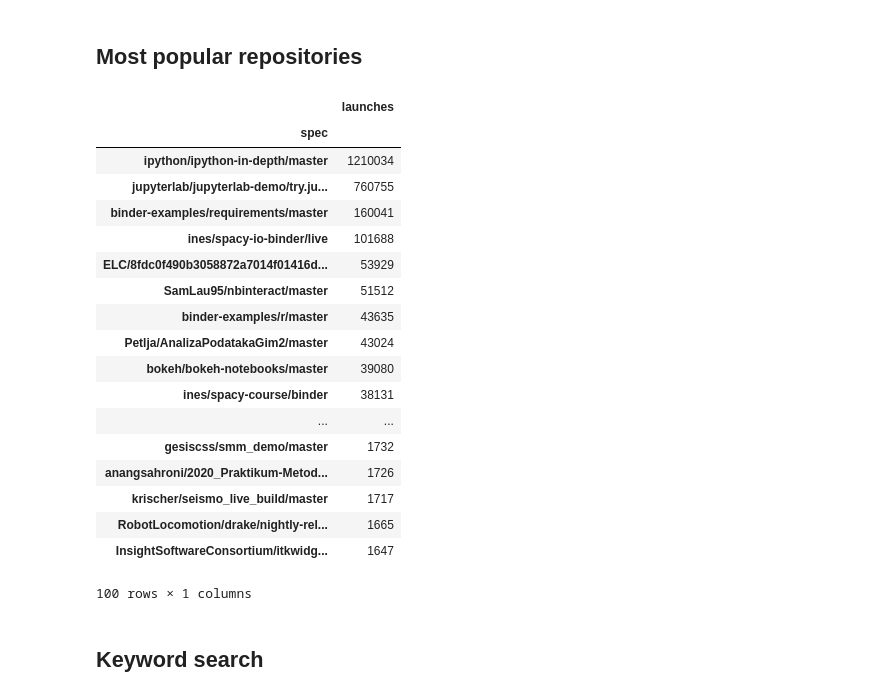
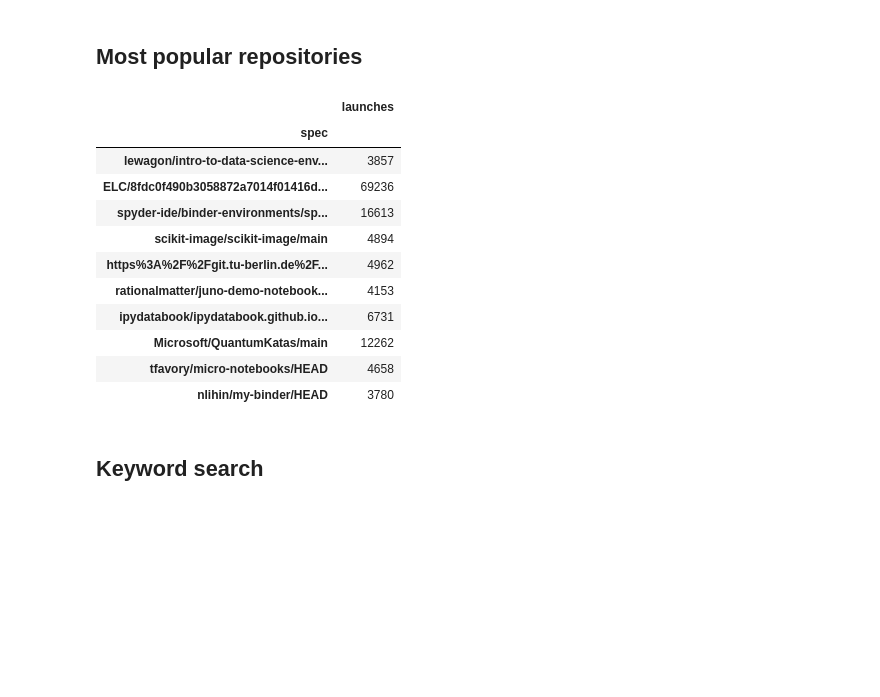
Before and after one commit to choldgraf/binder-meta, a Jupyter notebook: notebooks/analyze.ipynb, the cells around one changed output. Saved outputs shown, nothing was run; the diff lists cells and outputs as text; code cells hidden in the pictures; blank space fills up the shorter version.

```diff
--- a/notebooks/analyze.ipynb
+++ b/notebooks/analyze.ipynb
@@ -34,28 +58,21 @@ alt.Chart(origin).mark_line().encode(
 # %%
 launches = data.groupby(['spec']).agg({'launches': 'sum'}).sort_values('launches', ascending=False)
 top100 = launches.head(100)
-# %%
-top100
-# %% [output]
-|  | launches |
-| spec |  |
-| ipython/ipython-in-depth/master | 1210034 |
-| jupyterlab/jupyterlab-demo/try.ju... | 760755 |
-| binder-examples/requirements/master | 160041 |
-| ines/spacy-io-binder/live | 101688 |
-| ELC/8fdc0f490b3058872a7014f01416d... | 53929 |
-| SamLau95/nbinteract/master | 51512 |
-| binder-examples/r/master | 43635 |
-| Petlja/AnalizaPodatakaGim2/master | 43024 |
-| bokeh/bokeh-notebooks/master | 39080 |
-| ines/spacy-course/binder | 38131 |
-| ... | ... |
-| gesiscss/smm_demo/master | 1732 |
-| anangsahroni/2020_Praktikum-Metod... | 1726 |
-| krischer/seismo_live_build/master | 1717 |
-| RobotLocomotion/drake/nightly-rel... | 1665 |
-| InsightSoftwareConsortium/itkwidg... | 1647 |
-100 rows × 1 columns
+# %%
+launches.head(100).sample(10)
+# %% [output]
+|  | launches |
+| spec |  |
+| lewagon/intro-to-data-science-env... | 3857 |
+| ELC/8fdc0f490b3058872a7014f01416d... | 69236 |
+| spyder-ide/binder-environments/sp... | 16613 |
+| scikit-image/scikit-image/main | 4894 |
+| https%3A%2F%2Fgit.tu-berlin.de%2F... | 4962 |
+| rationalmatter/juno-demo-notebook... | 4153 |
+| ipydatabook/ipydatabook.github.io... | 6731 |
+| Microsoft/QuantumKatas/main | 12262 |
+| tfavory/micro-notebooks/HEAD | 4658 |
+| nlihin/my-binder/HEAD | 3780 |
 # %% [markdown]
 ## Keyword search
 # %%
```
Also changed, not shown: parts of 7 cells of this notebook, 19 other files.
